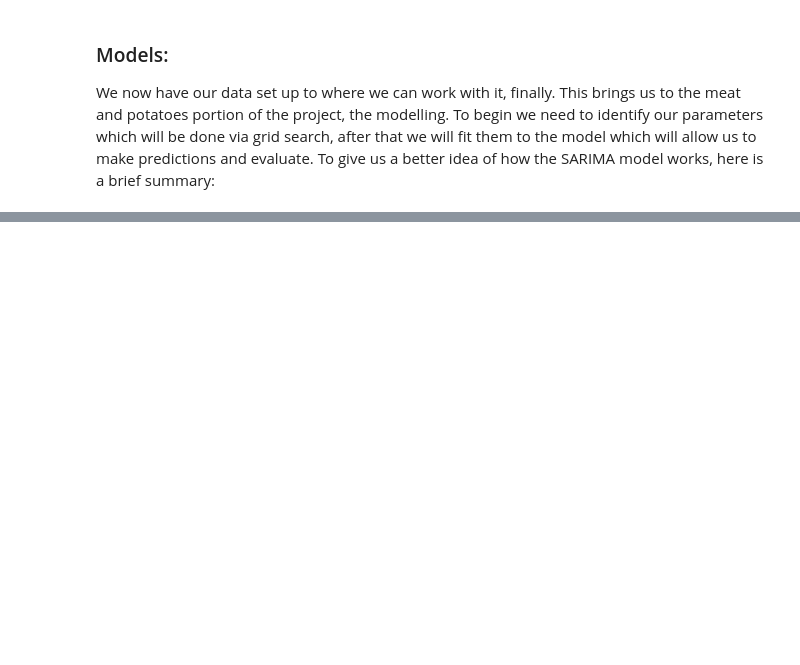
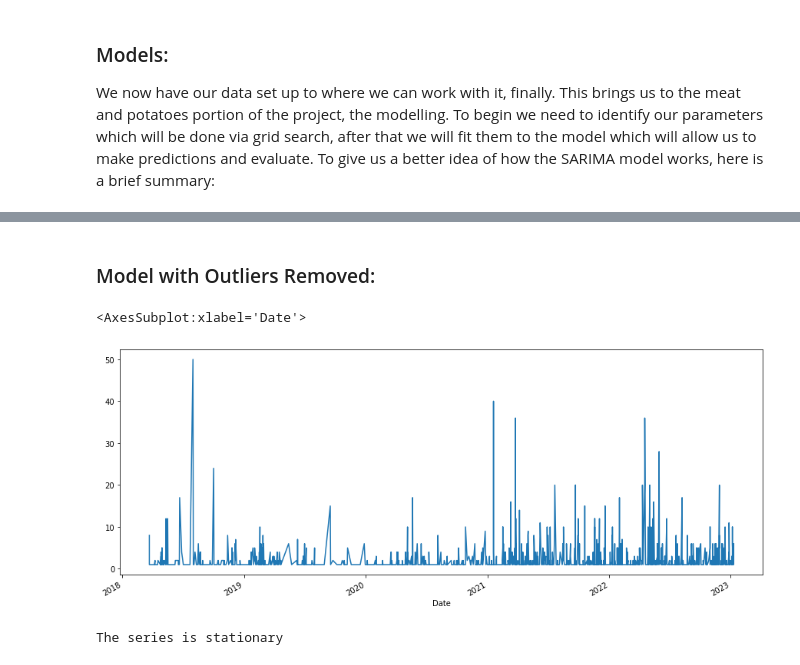
Before and after one commit to DtonesOD1/Capstone, a Jupyter notebook: Capstone.ipynb, the cells around one changed output, grey strips where cells are left out. Drawn from its saved outputs; the diff is of its cells as text; code cells hidden in the pictures; blank space fills up the shorter version.

```diff
--- a/Capstone.ipynb
+++ b/Capstone.ipynb
@@ -1278,0 +1309,12 @@ BIC (Bayesian Information Criterion) is similar to AIC, but it penalizes the mod
+# %% [markdown]
+### Model with Outliers Removed:
+# %%
+df_black_outlier = df_black[df_black['Qty']<=300]
+df_black_outlier['Qty'].plot()
+# %% [output]
+<AxesSubplot:xlabel='Date'>
+[figure, added]
+# %%
+check_stationarity(df_black_outlier['Qty'])
+# %% [output]
+The series is stationary
```
Also changed, not shown: parts of 113 cells of this notebook.
